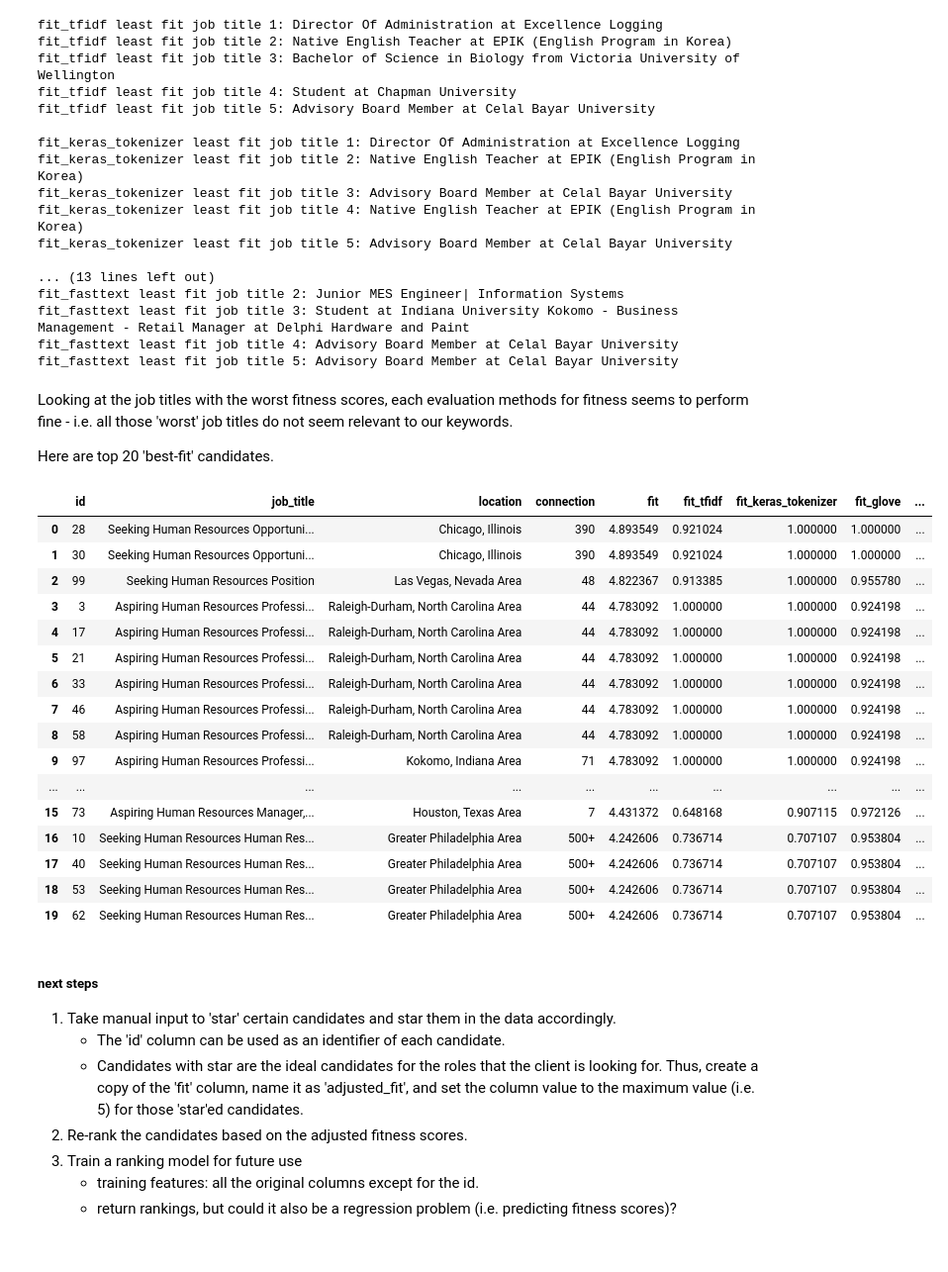
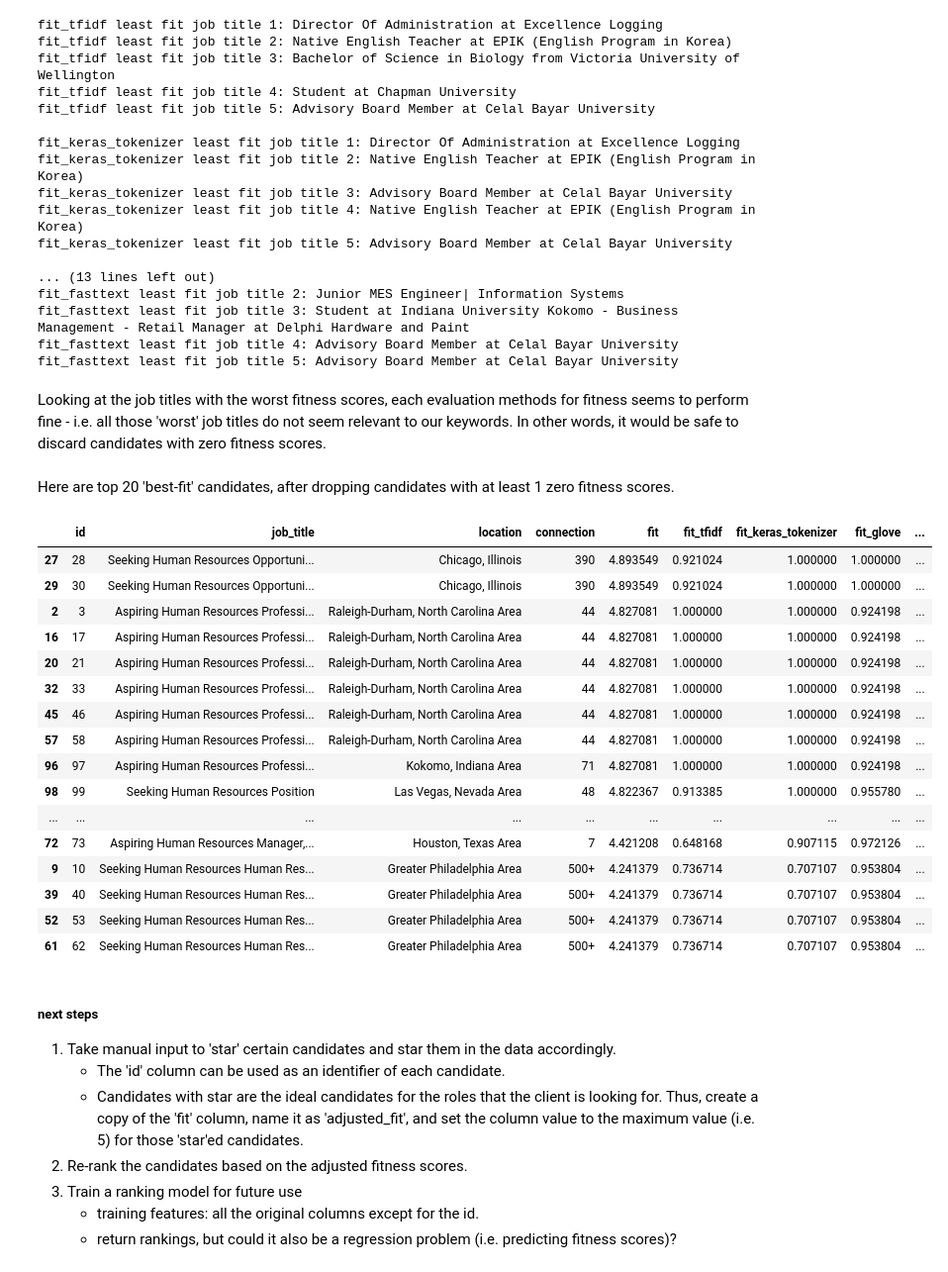
Before and after one commit to henryhyunwookim/Potential-Talents, a Jupyter notebook: Potential Talents_v2.ipynb, the cells around one changed output. Shown: that part at 99% size. Cells and saved outputs as stored; diff of their text form; code cells hidden in the pictures.

```diff
--- a/Potential Talents_v2.ipynb
+++ b/Potential Talents_v2.ipynb
@@ -328,33 +328,33 @@ fit_fasttext least fit job title 3: Student at Indiana University Kokomo - Busin
 fit_fasttext least fit job title 4: Advisory Board Member at Celal Bayar University
 fit_fasttext least fit job title 5: Advisory Board Member at Celal Bayar University
 # %% [markdown]
-Looking at the job titles with the worst fitness scores, each evaluation methods for fitness seems to perform fine - i.e. all those 'worst' job titles do not seem relevant to our keywords.
-
-Here are top 20 'best-fit' candidates.
+Looking at the job titles with the worst fitness scores, each evaluation methods for fitness seems to perform fine - i.e. all those 'worst' job titles do not seem relevant to our keywords. In other words, it would be safe to discard candidates with zero fitness scores.
-# %%
-data = data[ data['has_zero_scores'] != 1 ]\
-    .sort_values(['fit', 'connection', 'id'], ascending=[False, True, True])\
-    .reset_index(drop=True)
-data['rank'] = data.index + 1
-data.drop('has_zero_scores', axis=1).head(20)
-# %% [output]
-|  | id | job_title | location | connection | fit | fit_tfidf | fit_keras_tokenizer | fit_glove | ... |
-| 0 | 28 | Seeking Human Resources Opportuni... | Chicago, Illinois | 390 | 4.893549 | 0.921024 | 1.000000 | 1.000000 | ... |
-| 1 | 30 | Seeking Human Resources Opportuni... | Chicago, Illinois | 390 | 4.893549 | 0.921024 | 1.000000 | 1.000000 | ... |
-| 2 | 99 | Seeking Human Resources Position | Las Vegas, Nevada Area | 48 | 4.822367 | 0.913385 | 1.000000 | 0.955780 | ... |
-| 3 | 3 | Aspiring Human Resources Professi... | Raleigh-Durham, North Carolina Area | 44 | 4.783092 | 1.000000 | 1.000000 | 0.924198 | ... |
-| 4 | 17 | Aspiring Human Resources Professi... | Raleigh-Durham, North Carolina Area | 44 | 4.783092 | 1.000000 | 1.000000 | 0.924198 | ... |
-| 5 | 21 | Aspiring Human Resources Professi... | Raleigh-Durham, North Carolina Area | 44 | 4.783092 | 1.000000 | 1.000000 | 0.924198 | ... |
-| 6 | 33 | Aspiring Human Resources Professi... | Raleigh-Durham, North Carolina Area | 44 | 4.783092 | 1.000000 | 1.000000 | 0.924198 | ... |
-| 7 | 46 | Aspiring Human Resources Professi... | Raleigh-Durham, North Carolina Area | 44 | 4.783092 | 1.000000 | 1.000000 | 0.924198 | ... |
-| 8 | 58 | Aspiring Human Resources Professi... | Raleigh-Durham, North Carolina Area | 44 | 4.783092 | 1.000000 | 1.000000 | 0.924198 | ... |
-| 9 | 97 | Aspiring Human Resources Professi... | Kokomo, Indiana Area | 71 | 4.783092 | 1.000000 | 1.000000 | 0.924198 | ... |
-| ... | ... | ... | ... | ... | ... | ... | ... | ... | ... |
-| 15 | 73 | Aspiring Human Resources Manager,... | Houston, Texas Area | 7 | 4.431372 | 0.648168 | 0.907115 | 0.972126 | ... |
-| 16 | 10 | Seeking Human Resources Human Res... | Greater Philadelphia Area | 500+ | 4.242606 | 0.736714 | 0.707107 | 0.953804 | ... |
-| 17 | 40 | Seeking Human Resources Human Res... | Greater Philadelphia Area | 500+ | 4.242606 | 0.736714 | 0.707107 | 0.953804 | ... |
-| 18 | 53 | Seeking Human Resources Human Res... | Greater Philadelphia Area | 500+ | 4.242606 | 0.736714 | 0.707107 | 0.953804 | ... |
-| 19 | 62 | Seeking Human Resources Human Res... | Greater Philadelphia Area | 500+ | 4.242606 | 0.736714 | 0.707107 | 0.953804 | ... |
+# %%
+data_filtered = data[ data['has_zero_scores'] != 1 ].drop('has_zero_scores', axis=1)
+# %% [markdown]
+Here are top 20 'best-fit' candidates, after dropping candidates with at least 1 zero fitness scores.
+# %%
+data_filtered['rank'] = data_filtered['fit'].rank(method='dense', ascending=False)
+data_filtered.sort_values(['rank', 'id', 'connection'], inplace=True)
+data_filtered.head(20)
+# %% [output]
+|  | id | job_title | location | connection | fit | fit_tfidf | fit_keras_tokenizer | fit_glove | ... |
+| 27 | 28 | Seeking Human Resources Opportuni... | Chicago, Illinois | 390 | 4.893549 | 0.921024 | 1.000000 | 1.000000 | ... |
+| 29 | 30 | Seeking Human Resources Opportuni... | Chicago, Illinois | 390 | 4.893549 | 0.921024 | 1.000000 | 1.000000 | ... |
+| 2 | 3 | Aspiring Human Resources Professi... | Raleigh-Durham, North Carolina Area | 44 | 4.827081 | 1.000000 | 1.000000 | 0.924198 | ... |
+| 16 | 17 | Aspiring Human Resources Professi... | Raleigh-Durham, North Carolina Area | 44 | 4.827081 | 1.000000 | 1.000000 | 0.924198 | ... |
+| 20 | 21 | Aspiring Human Resources Professi... | Raleigh-Durham, North Carolina Area | 44 | 4.827081 | 1.000000 | 1.000000 | 0.924198 | ... |
+| 32 | 33 | Aspiring Human Resources Professi... | Raleigh-Durham, North Carolina Area | 44 | 4.827081 | 1.000000 | 1.000000 | 0.924198 | ... |
+| 45 | 46 | Aspiring Human Resources Professi... | Raleigh-Durham, North Carolina Area | 44 | 4.827081 | 1.000000 | 1.000000 | 0.924198 | ... |
+| 57 | 58 | Aspiring Human Resources Professi... | Raleigh-Durham, North Carolina Area | 44 | 4.827081 | 1.000000 | 1.000000 | 0.924198 | ... |
+| 96 | 97 | Aspiring Human Resources Professi... | Kokomo, Indiana Area | 71 | 4.827081 | 1.000000 | 1.000000 | 0.924198 | ... |
+| 98 | 99 | Seeking Human Resources Position | Las Vegas, Nevada Area | 48 | 4.822367 | 0.913385 | 1.000000 | 0.955780 | ... |
+| ... | ... | ... | ... | ... | ... | ... | ... | ... | ... |
+| 72 | 73 | Aspiring Human Resources Manager,... | Houston, Texas Area | 7 | 4.421208 | 0.648168 | 0.907115 | 0.972126 | ... |
+| 9 | 10 | Seeking Human Resources Human Res... | Greater Philadelphia Area | 500+ | 4.241379 | 0.736714 | 0.707107 | 0.953804 | ... |
+| 39 | 40 | Seeking Human Resources Human Res... | Greater Philadelphia Area | 500+ | 4.241379 | 0.736714 | 0.707107 | 0.953804 | ... |
+| 52 | 53 | Seeking Human Resources Human Res... | Greater Philadelphia Area | 500+ | 4.241379 | 0.736714 | 0.707107 | 0.953804 | ... |
+| 61 | 62 | Seeking Human Resources Human Res... | Greater Philadelphia Area | 500+ | 4.241379 | 0.736714 | 0.707107 | 0.953804 | ... |
 # %% [markdown]
 ##### next steps
 1. Take manual input to 'star' certain candidates and star them in the data accordingly.
```
Also changed, not shown: parts of 6 cells of this notebook.
